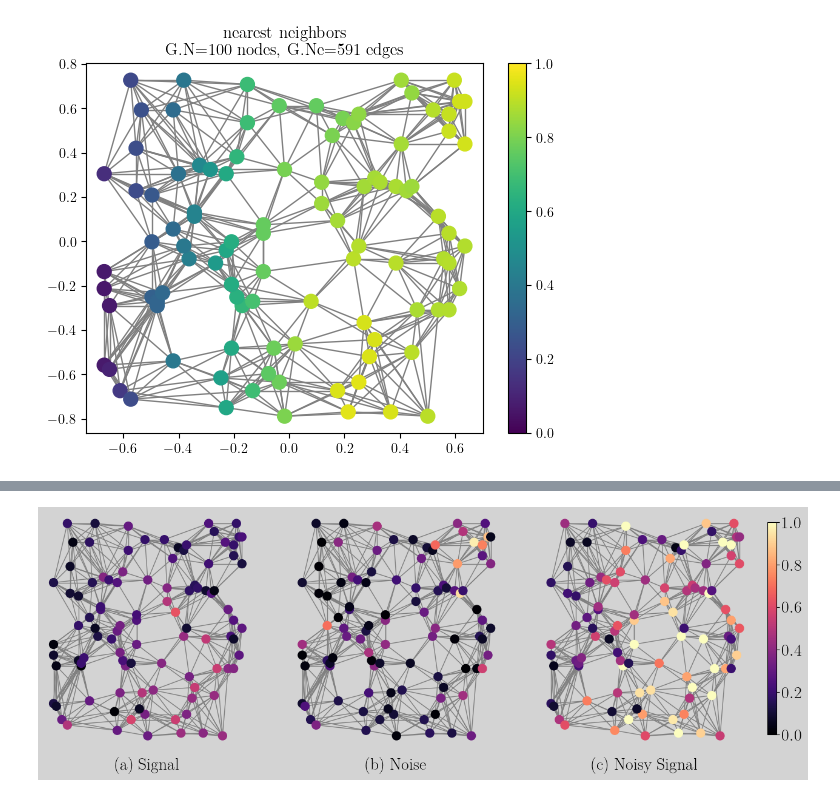
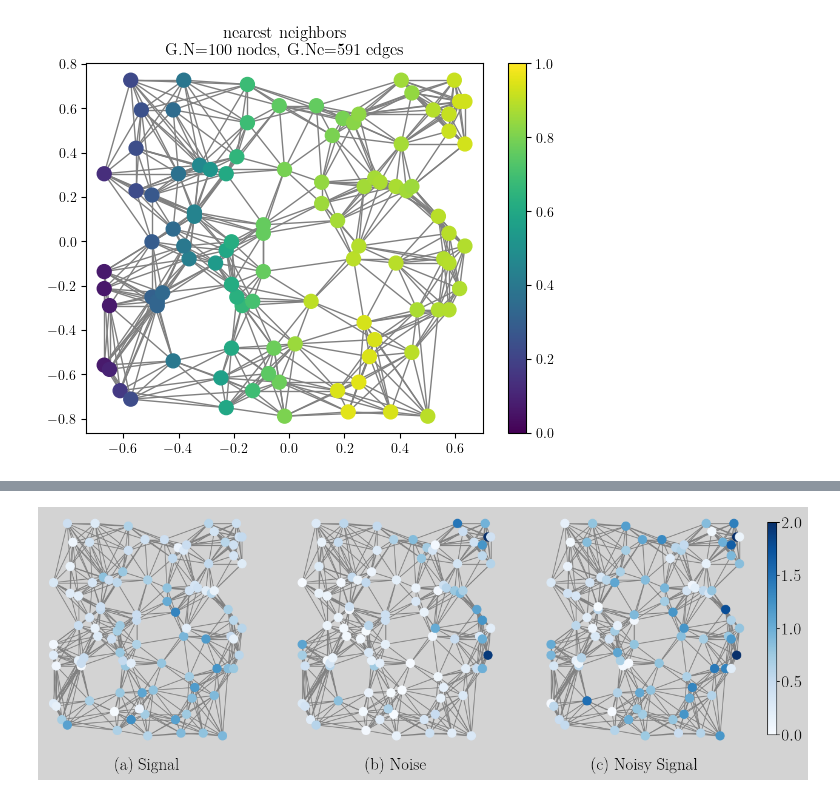
Before and after one commit to koc-lab/gfrft-unified, a Jupyter notebook: trainable/concept.ipynb, the cells around one changed output, grey strips where cells are left out. Saved outputs shown, nothing was run; the diff lists cells and outputs as text; code cells hidden in the pictures.

Commit message:
fix(trainable): update visualization settings

```diff
--- a/trainable/concept.ipynb
+++ b/trainable/concept.ipynb
@@ -114,7 +113,7 @@ ORIGINAL_ORDER = 0.45
 STOPBAND_COUNT = 30
 OVERLAP_COUNT = 0
 NOISE_MEAN = 0.0
-NOISE_SIGMA = 0.5
+NOISE_SIGMA = 1.0
 
 # Model
 INITIAL_ORDERS = [1.0]
@@ -171,33 +170,55 @@ def my_plot(
     out_name: str,
     cmp: str,
     highlight=None,
+    clamp: bool = False,
     normalize: bool = False,
+    max_value: int = 1,
+    red: bool = False,
+    close_caption: bool = False,
 ) -> None:
-    min_limit = min([tensor.abs().min().floor().item() for tensor in signals])
-    max_limit = max(tensor.abs().max().ceil().item() for tensor in signals)
+    abs_signals = [sig.abs() for sig in signals]
+    if clamp:
+        abs_signals = [th.clamp(sig, max=max_value) for sig in abs_signals]
+
+    min_limit = min([tensor.min().floor().item() for tensor in abs_signals])
+    max_limit = max(tensor.max().ceil().item() for tensor in abs_signals)
     limits = [min_limit, max_limit]
+
+    if normalize:
+        abs_signals = [
+            max_value * (sig - min_limit) / (max_limit - min_limit) for sig in abs_signals
+        ]
+        min_limit, max_limit = 0, max_value
+        limits = [min_limit, max_limit]
 
     plt.rcParams["image.cmap"] = cmp
     fig, axs = plt.subplots(1, 3, figsize=(15, 5))
-    for i, (ax, sig, label) in enumerate(zip(axs, signals, labels)):
+    for i, (ax, sig, label) in enumerate(zip(axs, abs_signals, labels)):
         psignal = sig.abs().cpu().numpy()
-        if normalize:
-            psignal = psignal / max_limit
-            min_limit, max_limit = 0, 1
-            limits = [min_limit, max_limit]
         graph.plot_signal(
             psignal,
             limits=limits,
             colorbar=False,
             highlight=[] if highlight is None or i != len(labels) - 1 else highlight,
-            # highlight=[] if highlight is None else highlight,
             ax=ax,
         )
+        if red:
+            x_line = [-0.35, 0.650]
+            y_line = [0.80, -0.335]
+            ax.plot(x_line, y_line, "r", linewidth=3)
+
         plt.title("")
         plt.axis("off")
         ax.set_title("")  # Remove the title
         ax.axis("off")  # Remove the axes
-        ax.annotate(label, xy=(0.5, -0.1), xycoords="axes fraction", ha="center", fontsize=20)
+        if not close_caption:
+            ax.annotate(
+                label,
+                xy=(0.5, -0.1),
+                xycoords="axes fraction",
+                ha="center",
+                fontsize=20,
+            )
 
     cbar_ax = fig.add_axes([0.92, 0.15, 0.01, 0.7])  # [left, bottom, width, height]
     sm = plt.cm.ScalarMappable(cmap=cmp, norm=plt.Normalize(vmin=min_limit, vmax=max_limit))  # type: ignore
@@ -214,18 +235,15 @@ def display_bl_signal(
     noise: th.Tensor,
     filtered: th.Tensor,
     order: float,
-    decimals: int = 7,
+    clamp: bool = False,
     normalize: bool = False,
+    max_value: int = 1,
 ) -> None:
     original_signals = [signal, noise, signal + noise]
-    ordinary_transforms = [
-        complex_round(gfrft.gfrft(x, a=1.00), decimals) for x in original_signals
-    ]
-    fractional_transforms = [
-        complex_round(gfrft.gfrft(x, a=order), decimals) for x in original_signals
-    ]
+    ordinary_transforms = [gfrft.gfrft(x, a=1.00) for x in original_signals]
+    fractional_transforms = [gfrft.gfrft(x, a=order) for x in original_signals]
 
-    signal_cmp, transform_cmp = "magma", "Blues"
+    signal_cmp, transform_cmp = "Blues", "Blues"
     signal_labels = [
         r"(a) Signal",
         r"(b) Noise",
@@ -239,16 +257,26 @@ def display_bl_signal(
     transform_labels = [
         r"(g) GFRFT Spectrum of Signal",
         r"(h) GFRFT Spectrum of Noise",
-        r"(j) GFRFT Spectrum of Noisy Signal",
+        r"(i) GFRFT Spectrum of Noisy Signal",
     ]
 
-    my_plot(original_signals, signal_labels, "signals.eps", signal_cmp, normalize=normalize)
+    my_plot(
+        original_signals,
+        signal_labels,
+        "signals.eps",
+        signal_cmp,
+        clamp=clamp,
+        normalize=normalize,
+        max_value=max_value,
+    )
     my_plot(
         ordinary_transforms,
         ordinary_labels,
         "ordinary_transforms.eps",
         transform_cmp,
+        clamp=clamp,
         normalize=normalize,
+        max_value=max_value,
     )
     highlight_band = list(range(graph.N - OVERLAP_COUNT - STOPBAND_COUNT, graph.N - STOPBAND_COUNT))
     my_plot(
@@ -257,17 +285,30 @@ def display_bl_signal(
         "fractional_transforms.eps",
         transform_cmp,
         highlight_band,
+        clamp=clamp,
         normalize=normalize,
+        max_value=max_value,
+        red=False,
     )
 
 
-index = 10
+index = 100
 decimals = 7
 with th.no_grad():
     bl_filtered = model(bl_signal + bl_noise)
-signal = complex_round(bl_signal[..., index], decimals)
-noise = complex_round(bl_noise[..., index], decimals)
-filtered = complex_round(bl_filtered[..., index], decimals)
-display_bl_signal(gfrft, graph, signal, noise, filtered, ORIGINAL_ORDER, decimals, normalize=True)
+signal = bl_signal[..., index]
+noise = bl_noise[..., index]
+filtered = bl_filtered[..., index]
+display_bl_signal(
+    gfrft,
+    graph,
+    signal,
+    noise,
+    filtered,
+    ORIGINAL_ORDER,
+    clamp=True,
+    normalize=False,
+    max_value=2,
+)
 print(f"Initial SNR: {snr(signal, noise):.2f}, Filtered SNR: {snr(signal, filtered - signal):.2f}")
 # %% [output]
@@ -275 +316 @@ Initial SNR: 5.38, Filtered SNR: 142.17
-[figure, old version]
+[figure, new version]
```
Also changed, not shown: parts of 5 cells of this notebook.
